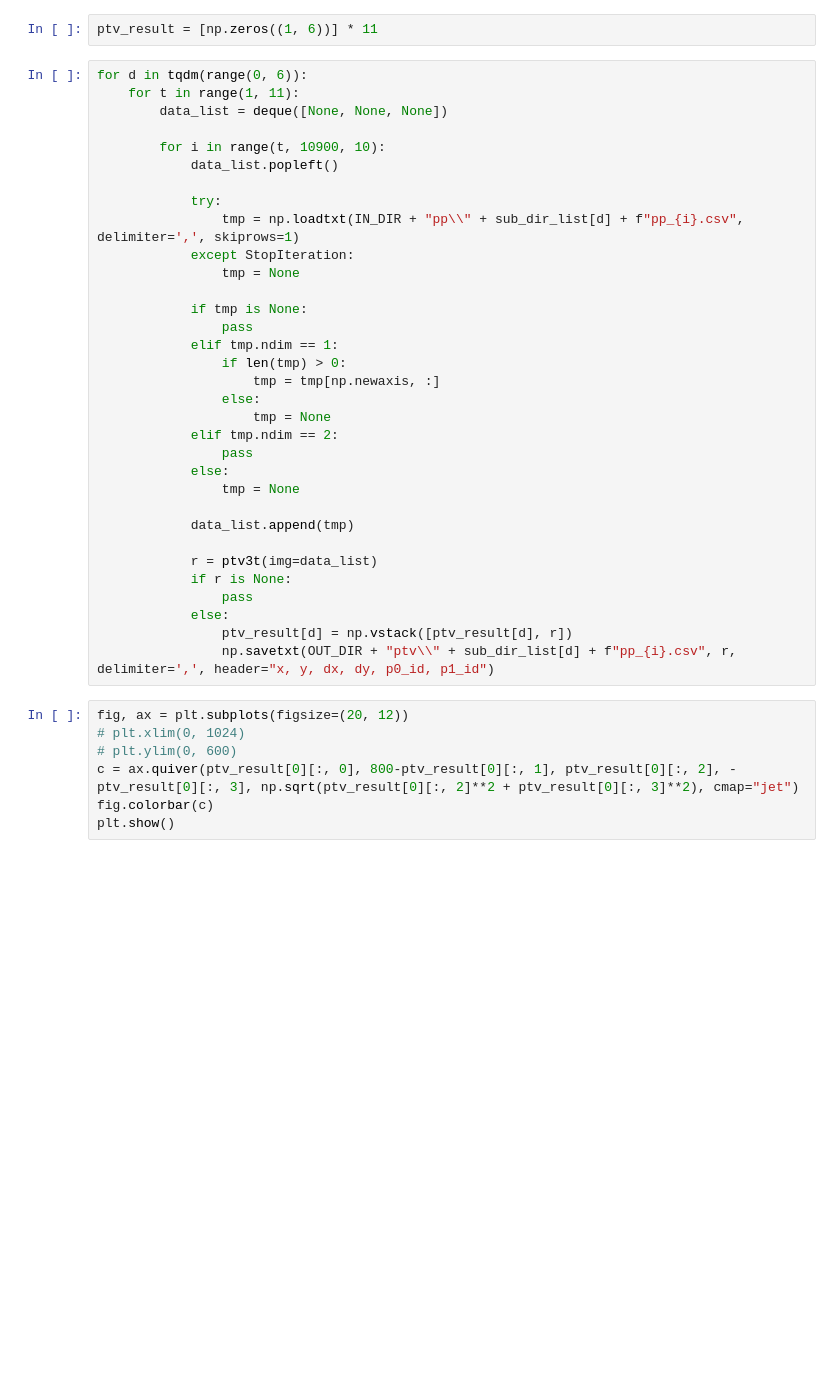
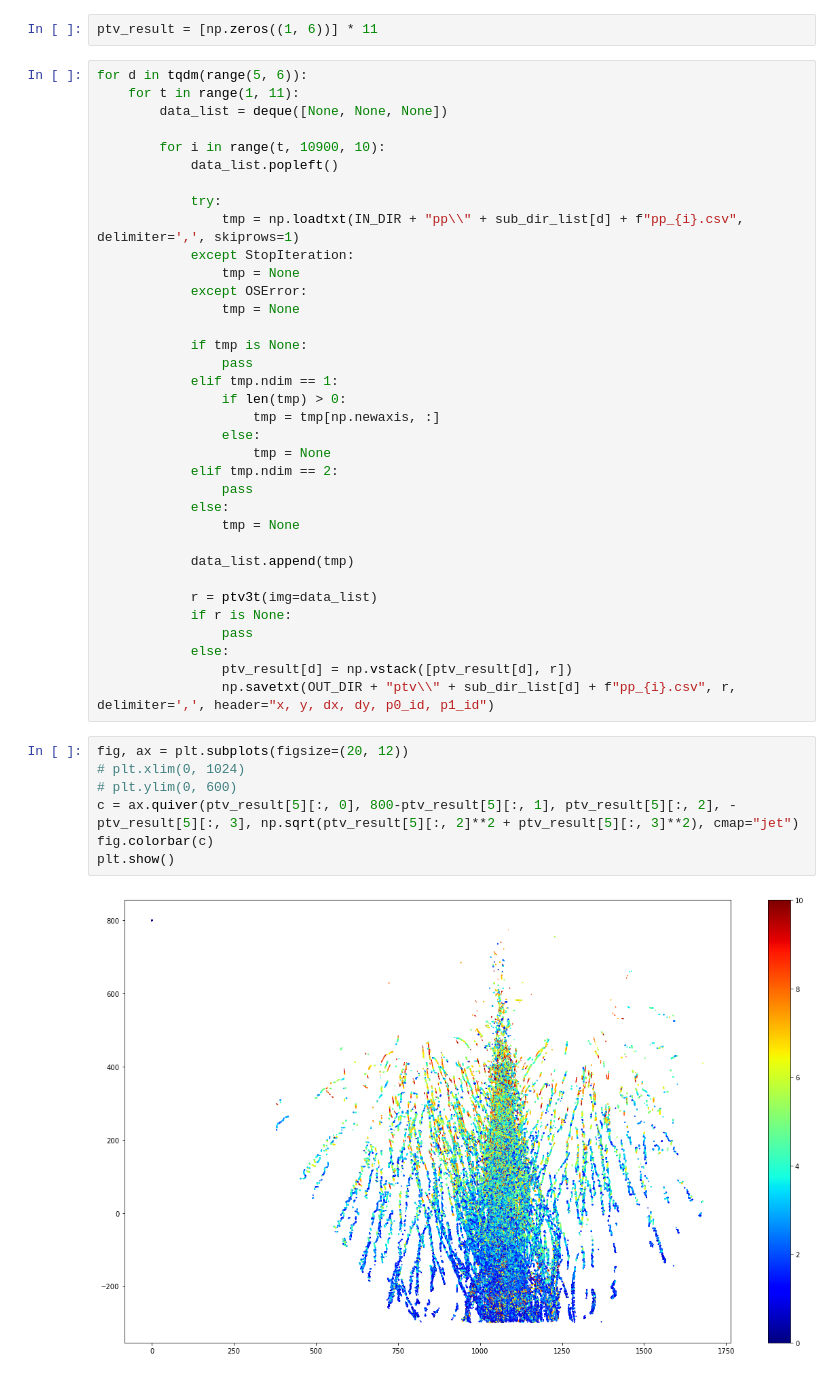
Before and after one commit to wakky927/master-pool, a Jupyter notebook: 20221028/ptv3.ipynb, the cells around one changed output. Drawn from its saved outputs; the diff is of its cells as text; blank space fills up the shorter version.

```diff
--- a/20221028/ptv3.ipynb
+++ b/20221028/ptv3.ipynb
@@ -143,7 +143,7 @@ def ptv3t(img):
 # %%
 ptv_result = [np.zeros((1, 6))] * 11
 # %%
-for d in tqdm(range(0, 6)):
+for d in tqdm(range(5, 6)):
     for t in range(1, 11):
         data_list = deque([None, None, None])
 
@@ -153,6 +153,8 @@ for d in tqdm(range(0, 6)):
             try:
                 tmp = np.loadtxt(IN_DIR + "pp\\" + sub_dir_list[d] + f"pp_{i}.csv", delimiter=',', skiprows=1)
             except StopIteration:
+                tmp = None
+            except OSError:
                 tmp = None
 
             if tmp is None:
@@ -178,7 +180,9 @@ for d in tqdm(range(0, 6)):
 # %%
 fig, ax = plt.subplots(figsize=(20, 12))
 # plt.xlim(0, 1024)
 # plt.ylim(0, 600)
-c = ax.quiver(ptv_result[0][:, 0], 800-ptv_result[0][:, 1], ptv_result[0][:, 2], -ptv_result[0][:, 3], np.sqrt(ptv_result[0][:, 2]**2 + ptv_result[0][:, 3]**2), cmap="jet")
+c = ax.quiver(ptv_result[5][:, 0], 800-ptv_result[5][:, 1], ptv_result[5][:, 2], -ptv_result[5][:, 3], np.sqrt(ptv_result[5][:, 2]**2 + ptv_result[5][:, 3]**2), cmap="jet")
 fig.colorbar(c)
 plt.show()
+# %% [output]
+[figure, added]
```
Also changed, not shown: 1 other file.
